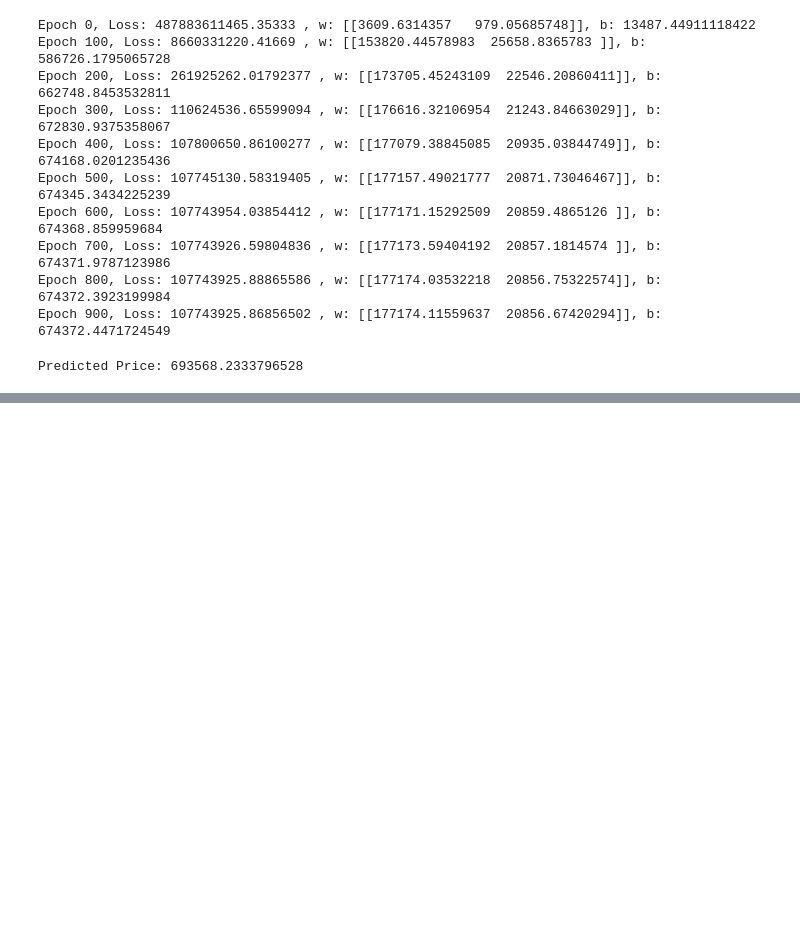
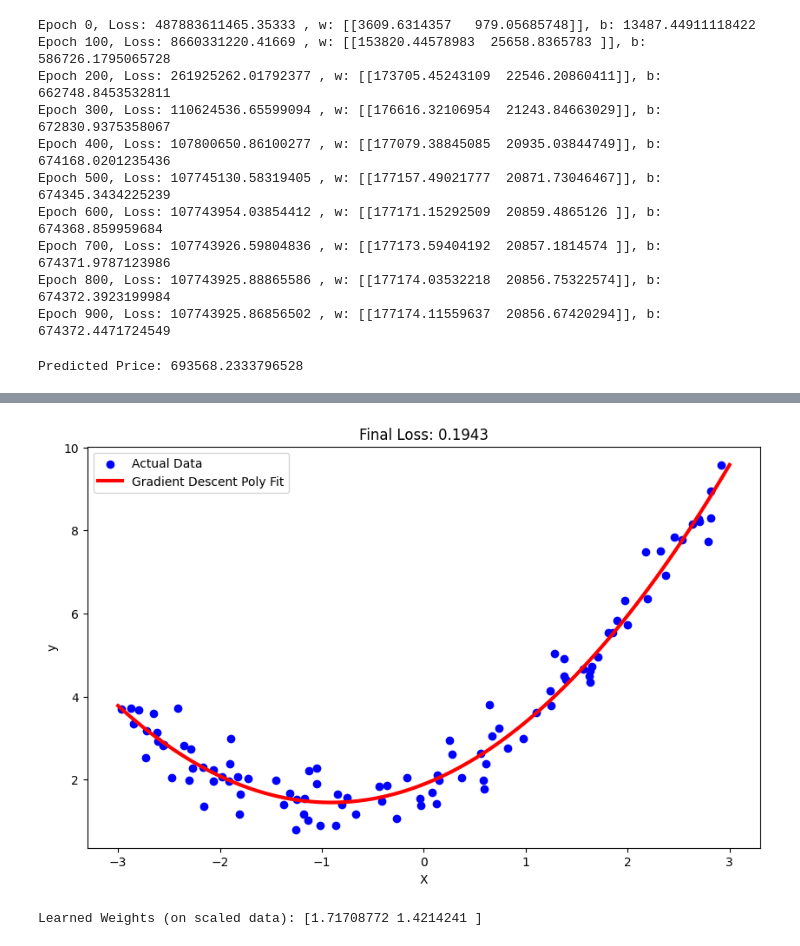
Before and after one commit to Vishvambar/machine_learning, a Jupyter notebook: linear regression/multi_feature.ipynb, the cells around one changed output, grey strips where cells are left out. Drawn from its saved outputs; the diff is of its cells as text; code cells hidden in the pictures; blank space fills up the shorter version.

Commit message:
linear regression

```diff
--- a/linear regression/multi_feature.ipynb
+++ b/linear regression/multi_feature.ipynb
@@ -145,0 +86,74 @@ Polynomial Model Weights (Bias, w1, w2): [1.78134581 0.93366893 0.56456263]
+# %%
+import numpy as np
+import matplotlib.pyplot as plt
+
+np.random.seed(42)
+
+# 1. Generate Non-Linear Data (Parabola)
+# y = 0.5x^2 + x + 2
+m = 100
+X_raw = 6 * np.random.rand(m, 1) - 3  # X values between -3 and 3
+y = 0.5 * X_raw**2 + X_raw + 2 + np.random.randn(m, 1) * 0.5 # Added noise
+
+# 2. Feature Engineering: Create x^2
+# This is the "Hack". We manually stack x^2 as a second feature.
+X_squared = X_raw ** 2
+X = np.column_stack((X_raw, X_squared))
+
+# 3. CRITICAL: Feature Scaling
+# x ranges [-3, 3]. x^2 ranges [0, 9].
+# Without scaling, the gradients for x^2 would be much larger than for x.
+mean = np.mean(X, axis=0)
+std = np.std(X, axis=0)
+X_scaled = (X - mean) / std
+
+# 4. Initialization
+# We have 2 features (x and x^2), so we need a (2,1) weight vector
+W = np.zeros((2, 1))
+b = 0
+learning_rate = 0.1
+epochs = 1000
+n = m
+
+# 5. Gradient Descent Loop (Standard)
+loss_history = []
+for i in range(epochs):
+    # Forward Pass
+    y_pred = np.dot(X_scaled, W) + b
+
+    # Loss
+    error = y_pred - y
+    loss = np.mean(error**2)
+    loss_history.append(loss)
+
+    # Backward Pass
+    dw = (2/n) * np.dot(X_scaled.T, error)
+    db = (2/n) * np.sum(error)
+
+    # Update
+    W -= learning_rate * dw
+    b -= learning_rate * db
+
+    if i % 100 == 0:
+        print(f"Epoch {i}: Loss {loss:.4f}")
+
+# 6. Visualization
+# To plot the curve, we must transform the plot points EXACTLY like we transformed the training data
+X_plot = np.linspace(-3, 3, 100).reshape(100, 1) # Raw x
+X_plot_squared = X_plot ** 2                     # Raw x^2
+X_plot_stacked = np.column_stack((X_plot, X_plot_squared)) # Stacked
+X_plot_scaled = (X_plot_stacked - mean) / std    # Scaled (using TRAINING mean/std)
+
+y_plot_pred = np.dot(X_plot_scaled, W) + b # Predict
+
+plt.figure(figsize=(10, 6))
+plt.scatter(X_raw, y, color='blue', label='Actual Data')
+plt.plot(X_plot, y_plot_pred, color='red', linewidth=3, label='Gradient Descent Poly Fit')
+plt.title(f"Final Loss: {loss:.4f}")
+plt.xlabel("X")
+plt.ylabel("y")
+plt.legend()
+plt.show()
+
+print(f"Learned Weights (on scaled data): {W.flatten()}")
+# %% [output]
@@ -145,0 +170,2 @@ Polynomial Model Weights (Bias, w1, w2): [1.78134581 0.93366893 0.56456263]
+[figure, added]
+Learned Weights (on scaled data): [1.71708772 1.4214241 ]
```
Also changed, not shown: parts of 2 cells of this notebook, 2 other files.
